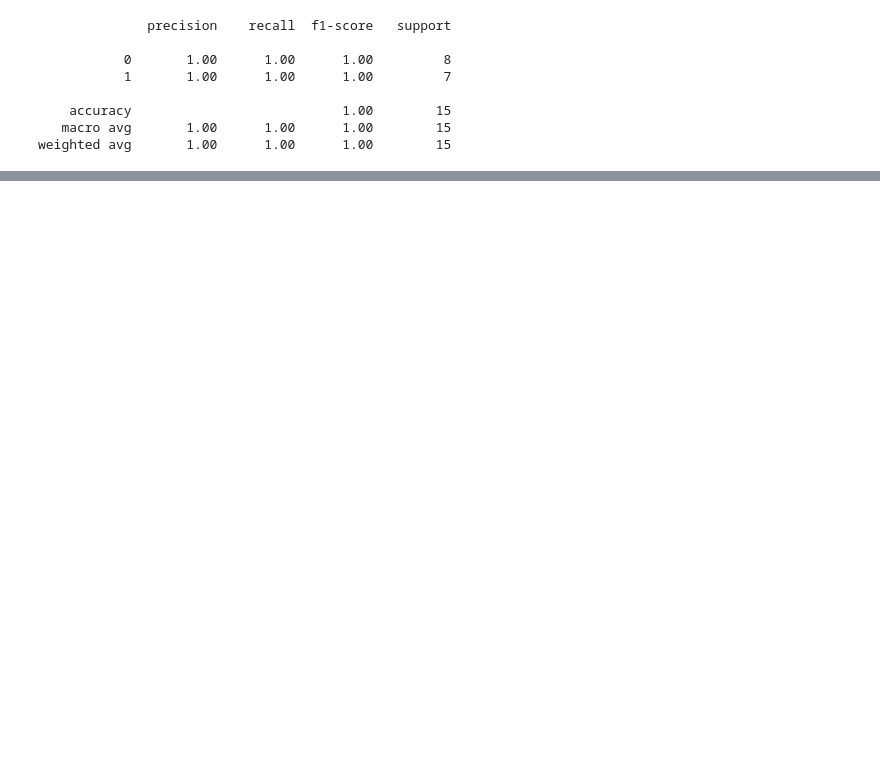
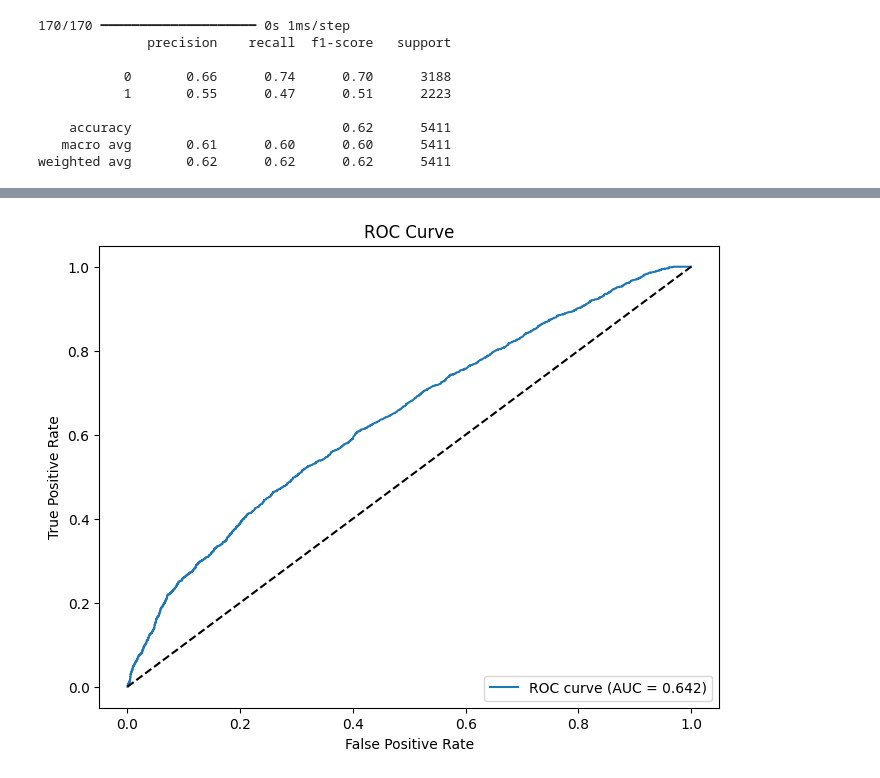
Before and after one commit to omizusan/aidev, a Jupyter notebook: Lesson13/最終課題_オリジナルAIの構築.ipynb, the cells around one changed output, grey strips where cells are left out. Drawn from its saved outputs; the diff is of its cells as text; code cells hidden in the pictures; blank space fills up the shorter version.

```diff
--- a/Lesson13/最終課題_オリジナルAIの構築.ipynb
+++ b/Lesson13/最終課題_オリジナルAIの構築.ipynb
@@ -65,0 +115,3 @@ dtype: object
+# %%
+# 欠損値が多すぎる列の削除
+df_sampled = df_sampled.drop(['DATE_DIED', 'INTUBED', 'PREGNANT', 'ICU'], axis=1)
@@ -117,0 +191,20 @@ f1_score(y_test, model.predict(X_test))
+# %%
+# モデルの初期化
+model = keras.Sequential([
+    keras.layers.Dense(128, activation='elu', input_shape=(X_train.shape[1],)),
+    keras.layers.BatchNormalization(),
+    keras.layers.Dropout(0.3),
+    keras.layers.Dense(64, activation='elu'),
+    keras.layers.BatchNormalization(),
+    keras.layers.Dropout(0.3),
+    keras.layers.Dense(32, activation='elu'),
+    keras.layers.BatchNormalization(),
+    keras.layers.Dropout(0.3),
+    keras.layers.Dense(1, activation='sigmoid')
+])
+
+# オプティマイザーの設定
+optimizer = Adam(learning_rate=0.005)
+
+# モデルの構築
+model.compile(optimizer=optimizer, loss='binary_crossentropy', metrics=['accuracy'])
@@ -117,0 +236,6 @@ f1_score(y_test, model.predict(X_test))
+# %%
+# EarlyStoppingの設定
+early_stopping = EarlyStopping(monitor='val_loss', patience=10, restore_best_weights=True)
+
+# モデルの学習
+log = model.fit(X_train, y_train, epochs=100, batch_size=32, validation_split=0.2, class_weight={0: 0.4, 1: 0.6}, callbacks=[early_stopping])
@@ -118,13 +260,31 @@ f1_score(y_test, model.predict(X_test))
 # %%
-# モデルの評価をまとめて出力
 from sklearn.metrics import classification_report
-print(classification_report(y_test, model.predict(X_test)))
+y_pred = (model.predict(X_test) > 0.5).astype(int)
+print(classification_report(y_test, y_pred))
 # %% [output]
+170/170 ━━━━━━━━━━━━━━━━━━━━ 0s 1ms/step
               precision    recall  f1-score   support
 
-           0       1.00      1.00      1.00         8
-           1       1.00      1.00      1.00         7
+           0       0.66      0.74      0.70      3188
+           1       0.55      0.47      0.51      2223
 
-    accuracy                           1.00        15
-   macro avg       1.00      1.00      1.00        15
-weighted avg       1.00      1.00      1.00        15
+    accuracy                           0.62      5411
+   macro avg       0.61      0.60      0.60      5411
+weighted avg       0.62      0.62      0.62      5411
+# %%
+from sklearn.metrics import roc_curve, auc
+y_pred_prob = model.predict(X_test)
+fpr, tpr, thresholds = roc_curve(y_test, y_pred_prob)
+roc_auc = auc(fpr, tpr)
+print(f"AUC: {roc_auc:.3f}")
+
+# グラフ表示
+plt.figure(figsize=(8, 6))
+plt.plot(fpr, tpr, label=f'ROC curve (AUC = {roc_auc:.3f})')
+plt.plot([0, 1], [0, 1], 'k--')
+plt.xlabel('False Positive Rate')
+plt.ylabel('True Positive Rate')
+plt.title('ROC Curve')
+plt.legend(loc='lower right')
+plt.show()
+# %% [output]
@@ -130,0 +293 @@ weighted avg       1.00      1.00      1.00        15
+[figure, added]
```
Also changed, not shown: parts of 27 cells of this notebook, 2 other files.
